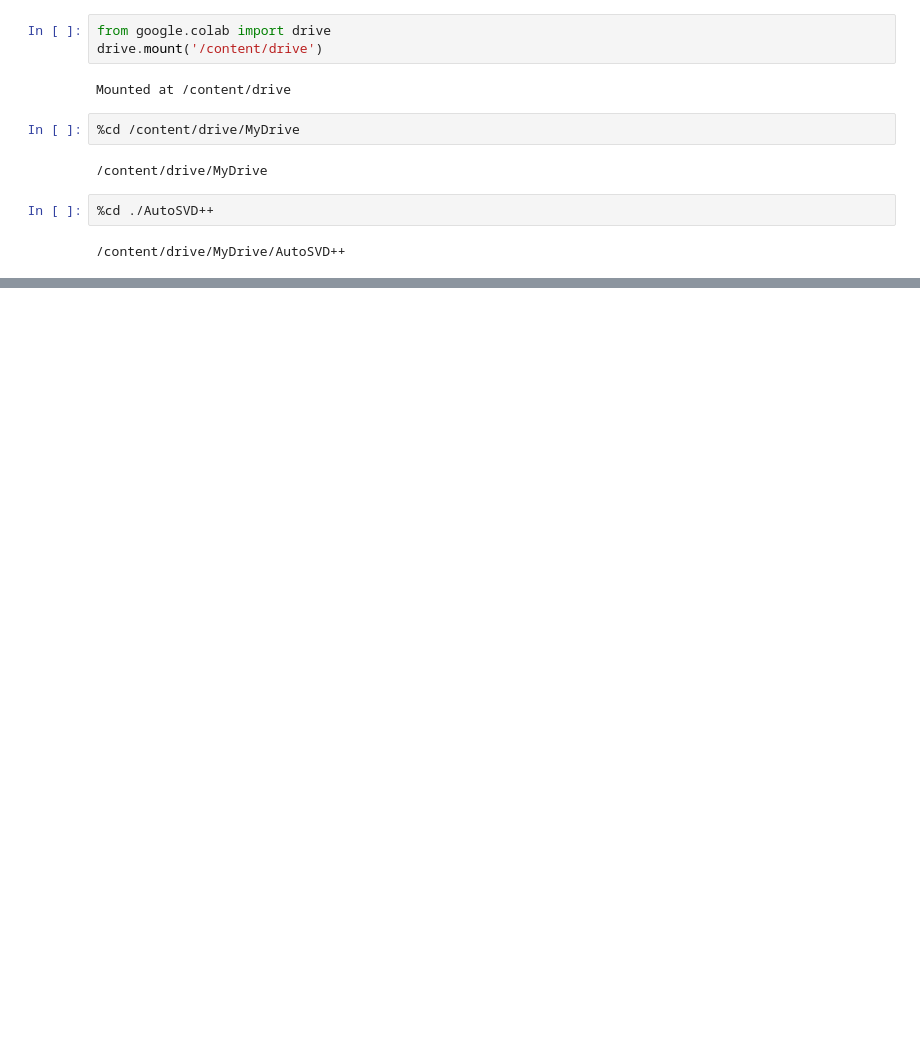
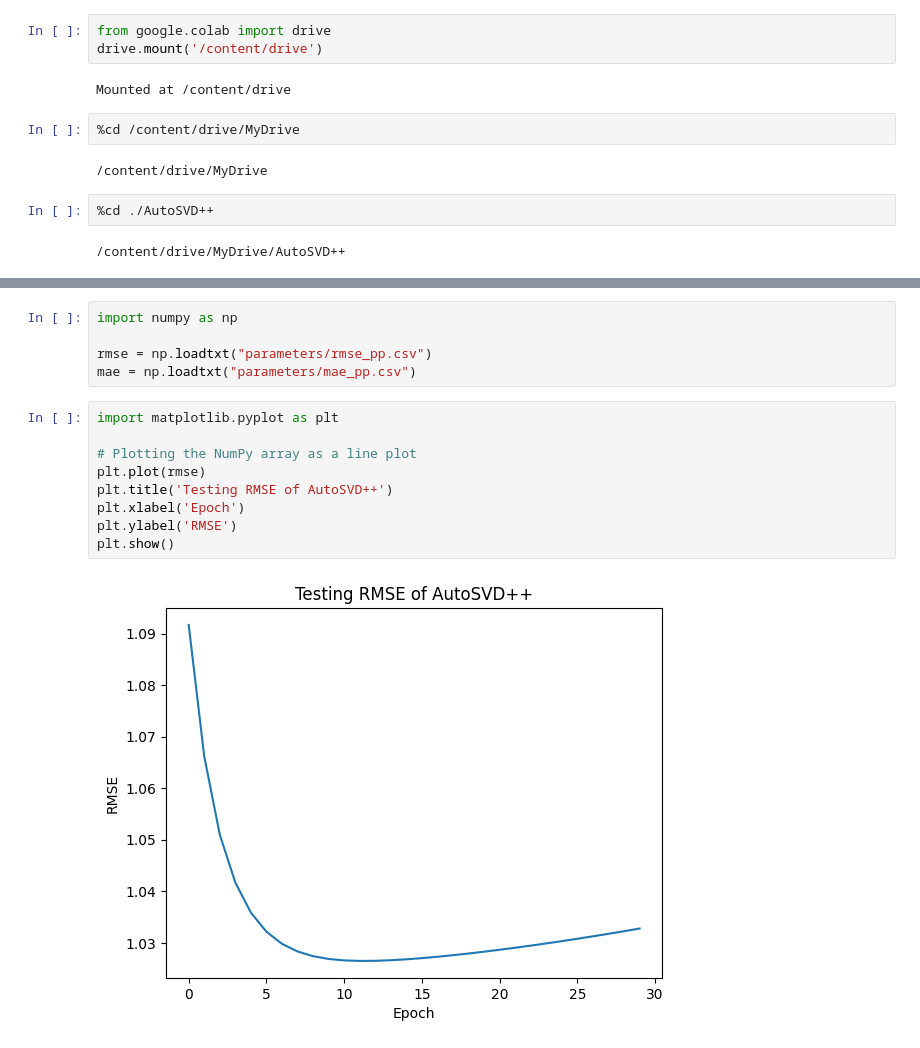
Before and after one commit to med1844/Restaurante-Recommende-System, a Jupyter notebook: AutoSVDpp/Training.ipynb, the cells around one changed output, grey strips where cells are left out. Saved outputs shown, nothing was run; the diff lists cells and outputs as text; blank space fills up the shorter version.

```diff
--- a/AutoSVDpp/Training.ipynb
+++ b/AutoSVDpp/Training.ipynb
@@ -64,0 +136,16 @@ Number of users=86; Number of items=100
+# %%
+import numpy as np
+
+rmse = np.loadtxt("parameters/rmse_pp.csv")
+mae = np.loadtxt("parameters/mae_pp.csv")
+# %%
+import matplotlib.pyplot as plt
+
+# Plotting the NumPy array as a line plot
+plt.plot(rmse)
+plt.title('Testing RMSE of AutoSVD++')
+plt.xlabel('Epoch')
+plt.ylabel('RMSE')
+plt.show()
+# %% [output]
+[figure, added]
```
Also changed, not shown: parts of 22 cells of this notebook, 5 other files.
